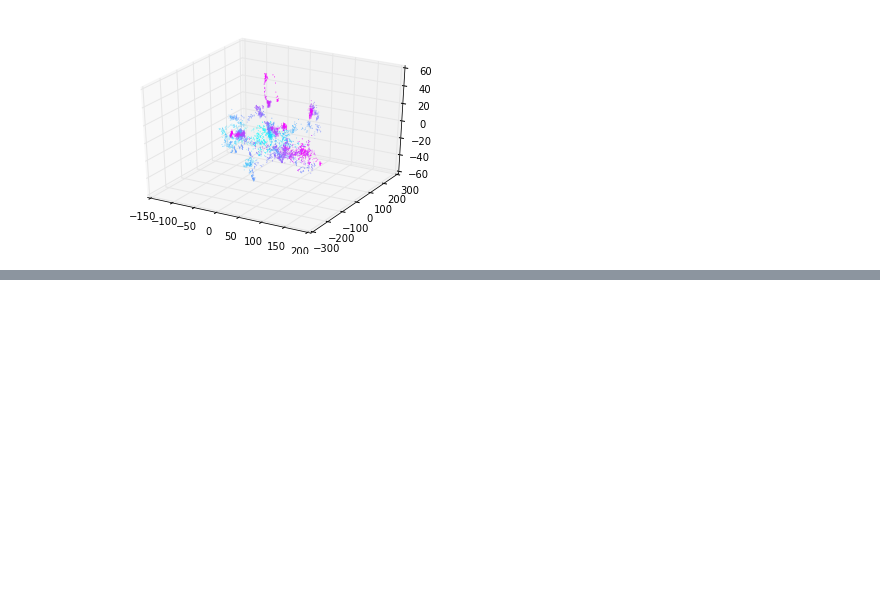
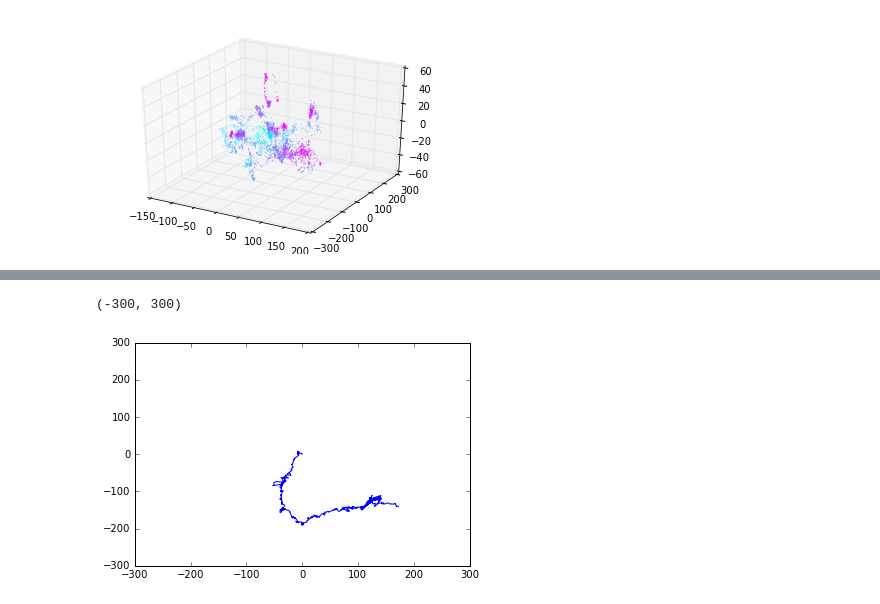
Before and after one commit to jrieke/lstm-biology, a Jupyter notebook: visualization.ipynb, the cells around one changed output, grey strips where cells are left out. Cells and saved outputs as stored; diff of their text form; code cells hidden in the pictures; blank space fills up the shorter version.

```diff
--- a/visualization.ipynb
+++ b/visualization.ipynb
@@ -82,0 +93,9 @@ plt.savefig('plots/all_alive_3D.png', dpi=300)
+# %%
+traj = trajectories_per_category['alive'][0]
+plt.plot(traj[:, 0], traj[:, 1])
+lim = 300
+plt.xlim(-lim, lim)
+plt.ylim(-lim, lim)
+# %% [output]
+(-300, 300)
+[figure, added]
```
Also changed, not shown: parts of 7 cells of this notebook, 6 other files.
